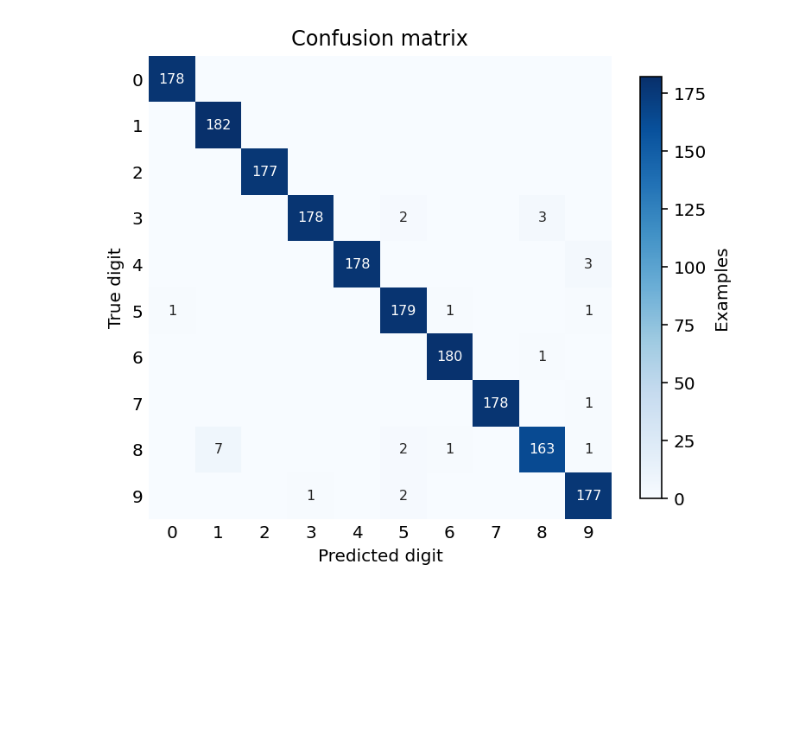
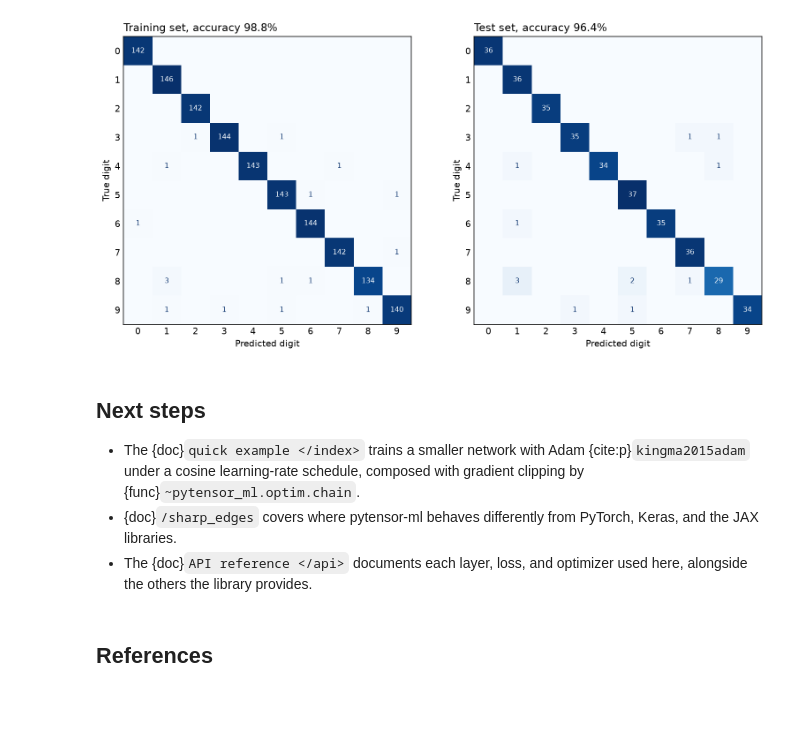
Before and after one commit to pymc-devs/pytensor-ml, a Jupyter notebook: examples/gallery/digits_feed_forward.ipynb, the cells around one changed output. Saved outputs shown, nothing was run; the diff lists cells and outputs as text; code cells hidden in the pictures; blank space fills up the shorter version.

````diff
--- a/examples/gallery/digits_feed_forward.ipynb
+++ b/examples/gallery/digits_feed_forward.ipynb
@@ -30,15 +86,14 @@ X_in = Input("X_in", shape=(None, 64))
 prediction_network = Sequential(
     Linear("Linear_1", n_in=64, n_out=256),
     BatchNorm("BatchNorm_1"),
-    Dropout("Dropout_1", p=0.5),
+    Dropout("Dropout_1", p=0.5, random_state=1),
     LeakyReLU(),
     Linear("Linear_2", n_in=256, n_out=128),
     BatchNorm("BatchNorm_2"),
-    Dropout("Dropout_2", p=0.5),
+    Dropout("Dropout_2", p=0.5, random_state=2),
     LeakyReLU(),
     Linear("Logits", n_in=128, n_out=10),
 )
 
 y_hat = prediction_network(X_in)
-model = Model(y_hat, compile_kwargs={"mode": "NUMBA"})
-model
+model = Model(y_hat, compile_kwargs={"mode": "NUMBA"}).initialize(seed=0)
@@ -76,44 +173,41 @@ plt.plot(loss_history)
 # %%
-from scipy.special import softmax
+y_train_pred = np.argmax(model.predict(X_train_normed), axis=-1)
+y_test_pred = np.argmax(model.predict(X_test_normed), axis=-1)
 
-# `model.predict` compiles a forward pass specialized for inference: Dropout is dropped and BatchNorm uses its
-# running statistics.
-y_hat_logits = model.predict(X_normed)
-y_hat_probs = softmax(y_hat_logits, axis=-1)
-y_pred = np.argmax(y_hat_probs, axis=-1)
+train_accuracy = np.mean(y_train_pred == y_train)
+test_accuracy = np.mean(y_test_pred == y_test)
 # %%
-import matplotlib.pyplot as plt
+fig, axes = plt.subplots(ncols=2, figsize=(11, 5.2), dpi=144, constrained_layout=True)
+panels = [
+    ("Training", y_train, y_train_pred, train_accuracy),
+    ("Test", y_test, y_test_pred, test_accuracy),
+]
 
-from sklearn.metrics import confusion_matrix
+for ax, (split_name, y_true, y_predicted, accuracy) in zip(axes, panels, strict=True):
+    confusion_display = ConfusionMatrixDisplay.from_predictions(
+        y_true, y_predicted, cmap="Blues", ax=ax, colorbar=False, text_kw={"fontsize": 8}
+    )
+    for text in confusion_display.text_.ravel():
+        text.set_visible(text.get_text() != "0")
 
-counts = confusion_matrix(y, y_pred)
+    ax.set(xlabel="Predicted digit", ylabel="True digit")
+    ax.set_title(f"{split_name} set, accuracy {accuracy:.1%}", loc="left")
+    ax.tick_params(length=0)
 
-fig, ax = plt.subplots(figsize=(6, 5.5), dpi=144)
-image = ax.imshow(counts, cmap="Blues")
-
-# White reads on the dark end of the ramp, ink on the light end.
-dark_cell_floor = counts.max() / 2
-
-for (true_digit, predicted_digit), count in np.ndenumerate(counts):
-    if count:
-        text_color = "white" if count > dark_cell_floor else "0.15"
-        ax.text(
-            predicted_digit,
-            true_digit,
-            count,
-            ha="center",
-            va="center",
-            color=text_color,
-            fontsize=8,
-        )
-
-ax.set(xlabel="Predicted digit", ylabel="True digit", title="Confusion matrix")
-ax.set_xticks(range(10))
-ax.set_yticks(range(10))
-ax.tick_params(length=0)
-for spine in ax.spines.values():
-    spine.set_visible(False)
-fig.colorbar(image, ax=ax, shrink=0.8, label="Examples")
 plt.show()
 # %% [output]
-[figure, old version]
+[figure, new version]
+# %% [markdown]
+## Next steps
+
+- The {doc}`quick example </index>` trains a smaller network with Adam {cite:p}`kingma2015adam` under
+  a cosine learning-rate schedule, composed with gradient clipping by {func}`~pytensor_ml.optim.chain`.
+- {doc}`/sharp_edges` covers where pytensor-ml behaves differently from PyTorch, Keras, and the JAX
+  libraries.
+- The {doc}`API reference </api>` documents each layer, loss, and optimizer used here, alongside the
+  others the library provides.
+# %% [markdown]
+## References
+
+```{bibliography}
+```
````
Also changed, not shown: parts of 17 cells of this notebook, 2 other files.
